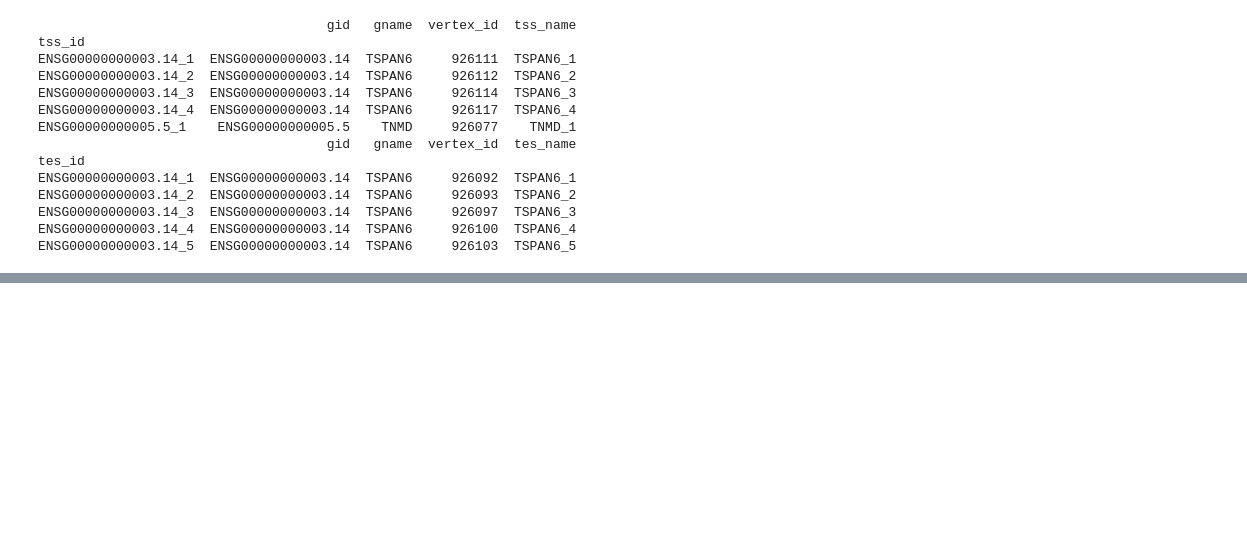
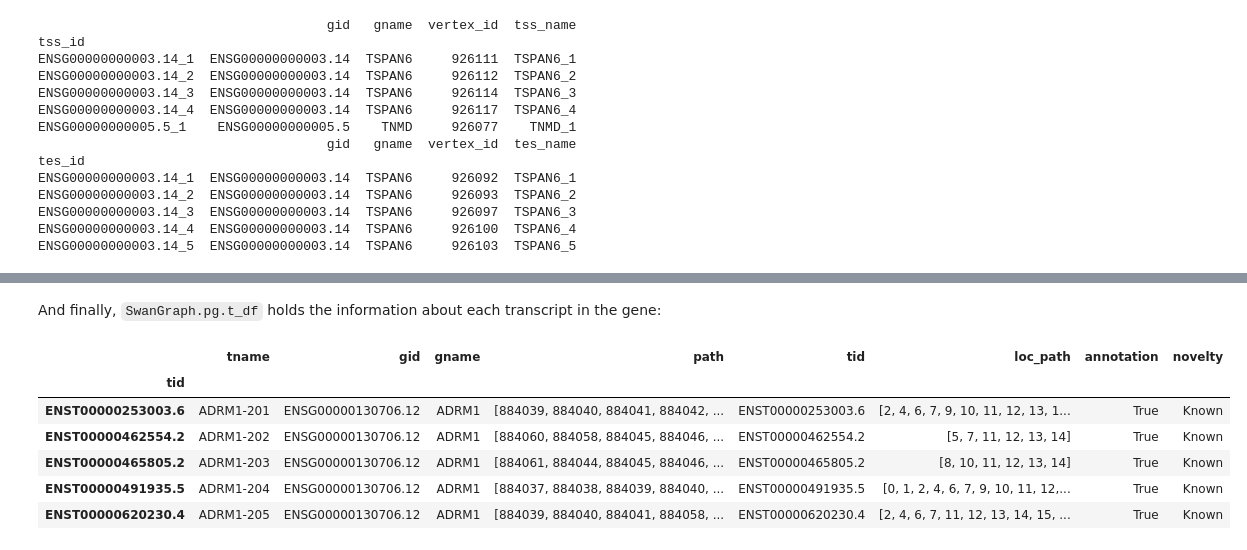
Before and after one commit to mortazavilab/swan_vis, a Jupyter notebook: faqs/Data structure.ipynb, the cells around one changed output, grey strips where cells are left out. Saved outputs shown, nothing was run; the diff lists cells and outputs as text; code cells hidden in the pictures; blank space fills up the shorter version.

```diff
--- a/faqs/Data structure.ipynb
+++ b/faqs/Data structure.ipynb
@@ -219,0 +306,12 @@ ENSG00000000003.14_5  ENSG00000000003.14  TSPAN6     926103  TSPAN6_5
+# %% [markdown]
+And finally, `SwanGraph.pg.t_df` holds the information about each transcript in the gene:
+# %%
+sg.pg.t_df.head()
+# %% [output]
+|  | tname | gid | gname | path | tid | loc_path | annotation | novelty |
+| tid |  |  |  |  |  |  |  |  |
+| ENST00000253003.6 | ADRM1-201 | ENSG00000130706.12 | ADRM1 | [884039, 884040, 884041, 884042, ... | ENST00000253003.6 | [2, 4, 6, 7, 9, 10, 11, 12, 13, 1... | True | Known |
+| ENST00000462554.2 | ADRM1-202 | ENSG00000130706.12 | ADRM1 | [884060, 884058, 884045, 884046, ... | ENST00000462554.2 | [5, 7, 11, 12, 13, 14] | True | Known |
+| ENST00000465805.2 | ADRM1-203 | ENSG00000130706.12 | ADRM1 | [884061, 884044, 884045, 884046, ... | ENST00000465805.2 | [8, 10, 11, 12, 13, 14] | True | Known |
+| ENST00000491935.5 | ADRM1-204 | ENSG00000130706.12 | ADRM1 | [884037, 884038, 884039, 884040, ... | ENST00000491935.5 | [0, 1, 2, 4, 6, 7, 9, 10, 11, 12,... | True | Known |
+| ENST00000620230.4 | ADRM1-205 | ENSG00000130706.12 | ADRM1 | [884039, 884040, 884041, 884058, ... | ENST00000620230.4 | [2, 4, 6, 7, 11, 12, 13, 14, 15, ... | True | Known |
```
Also changed, not shown: parts of 14 cells of this notebook.
